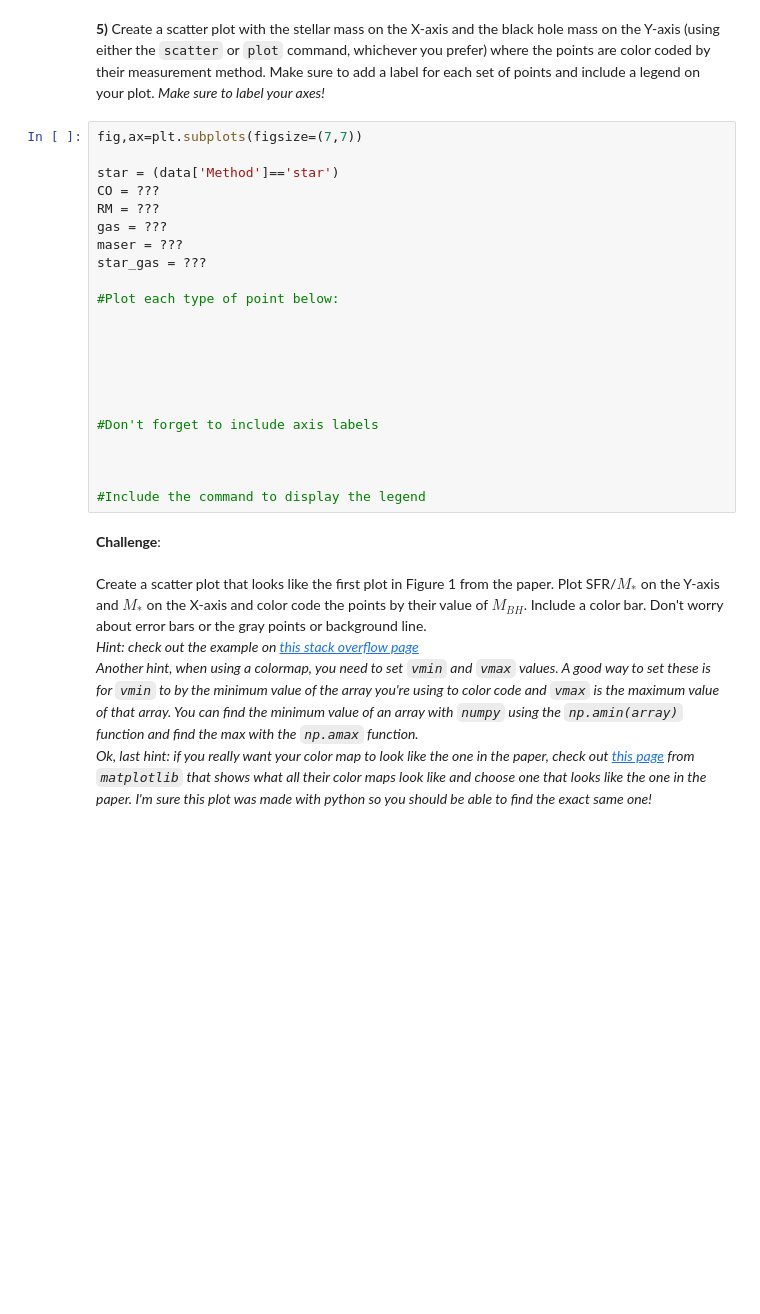
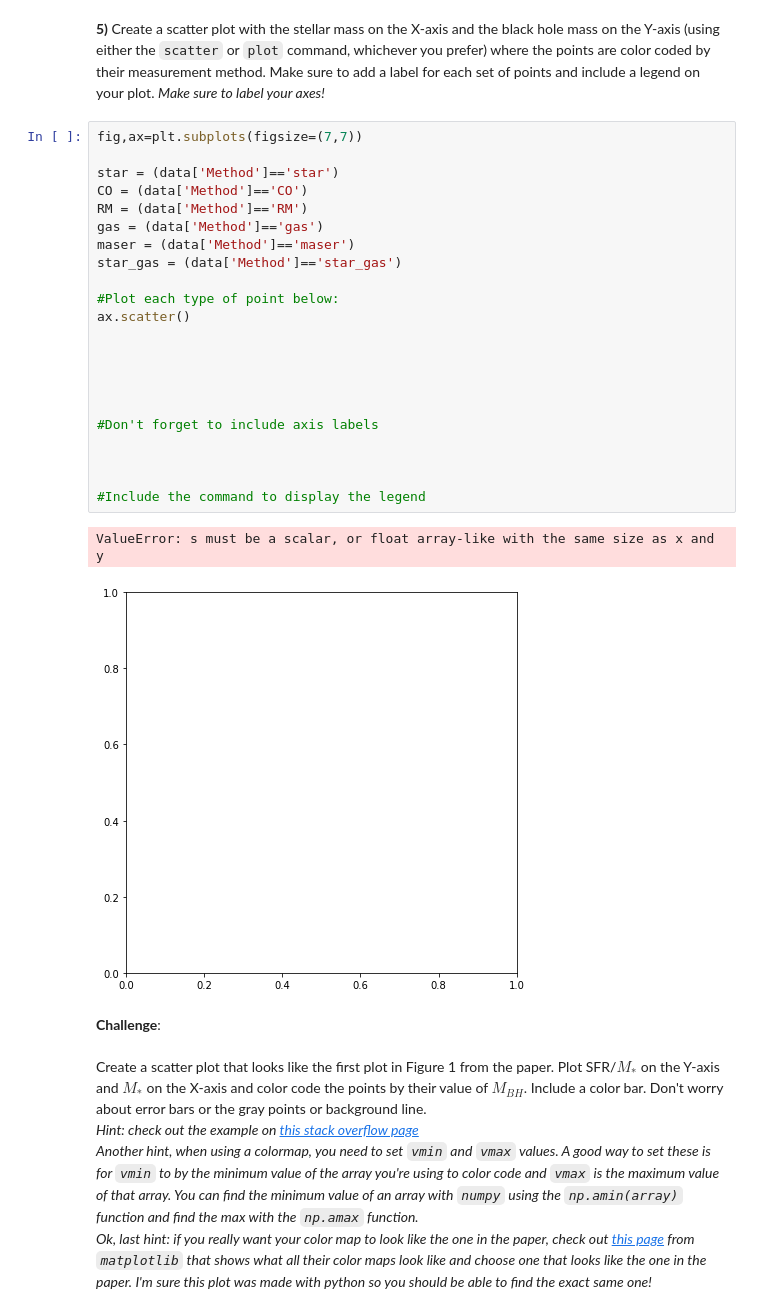
Before and after one commit to rachelbaer/ASTR-3190, a Jupyter notebook: lessons/FinalCoding_baer.ipynb, the cells around one changed output. Drawn from its saved outputs; the diff is of its cells as text; blank space fills up the shorter version.

```diff
--- a/lessons/FinalCoding_baer.ipynb
+++ b/lessons/FinalCoding_baer.ipynb
@@ -78,25 +176,28 @@ np.unique(data['Method'])
 # %%
 fig,ax=plt.subplots(figsize=(7,7))
 
 star = (data['Method']=='star')
-CO = ???
-RM = ???
-gas = ???
-maser = ???
-star_gas = ???
+CO = (data['Method']=='CO')
+RM = (data['Method']=='RM')
+gas = (data['Method']=='gas')
+maser = (data['Method']=='maser')
+star_gas = (data['Method']=='star_gas')
 
 #Plot each type of point below:
-
+ax.scatter()
 
 
 
 
 
 #Don't forget to include axis labels
 
 
 
 #Include the command to display the legend
+# %% [output]
+ValueError: s must be a scalar, or float array-like with the same size as x and y
+[figure, added]
 # %% [markdown]
 **Challenge**:<br>
 <br>
```
Also changed, not shown: parts of 10 cells of this notebook.
